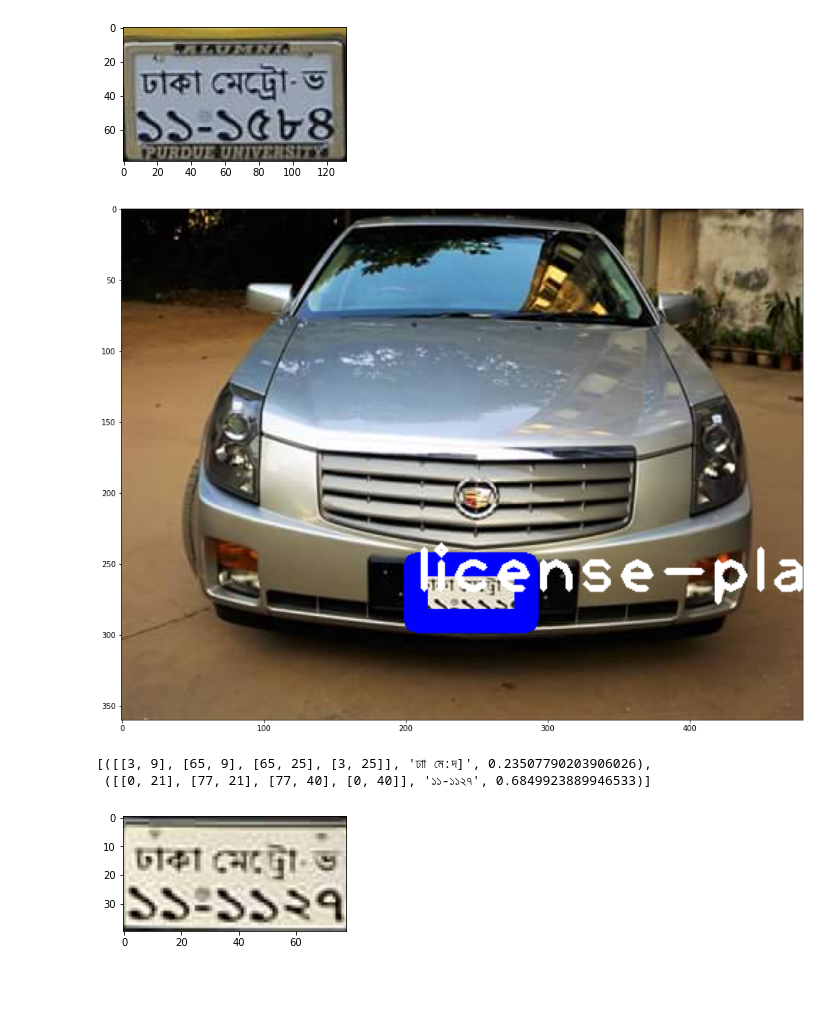
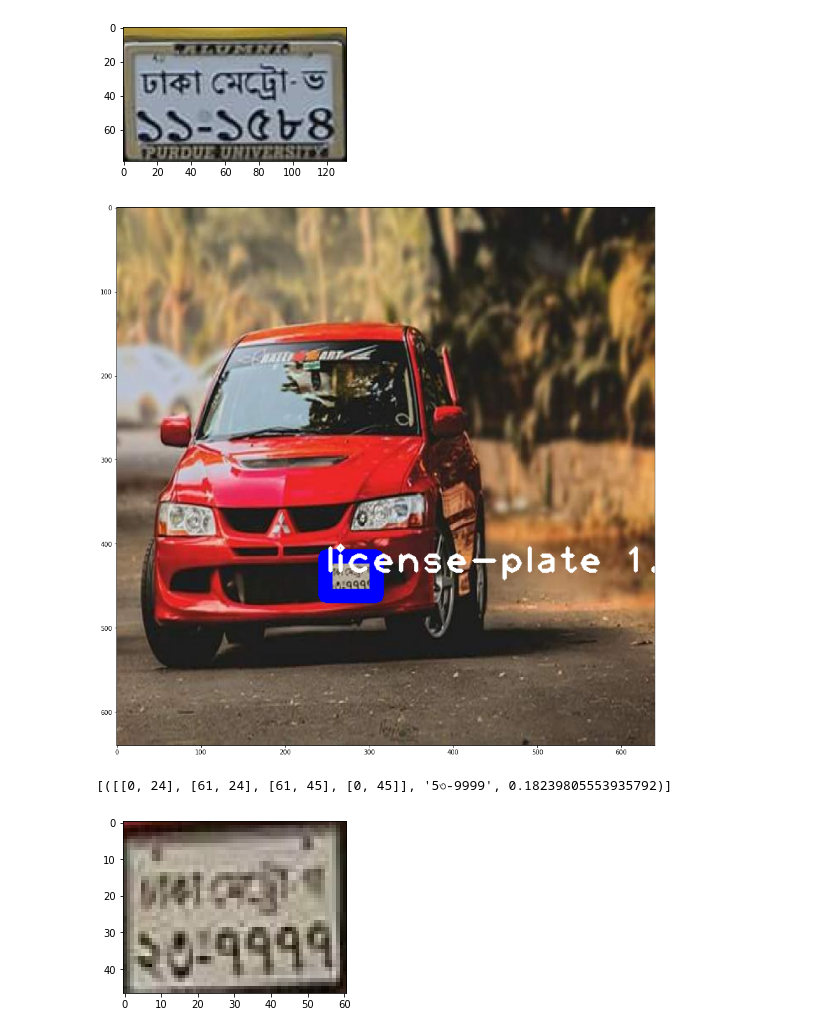
Before and after one commit to NAyeshaKhan/CSE498R, a Jupyter notebook: LicensePlateDetection.ipynb, the cells around one changed output. Saved outputs shown, nothing was run; the diff lists cells and outputs as text; code cells hidden in the pictures; blank space fills up the shorter version.

Commit message:
Images updated

```diff
--- a/LicensePlateDetection.ipynb
+++ b/LicensePlateDetection.ipynb
@@ -41,7 +41,8 @@ class LicensePlateDetector:
                 class_id = np.argmax(scores)
                 confidence = scores[class_id]
                 # filter out weak predictions by ensuring the detected probability is greater than the minimum probability 0.2
-                if confidence > 0.2:
+                global x
+                if confidence > 0.0:
                     center_x = int(detection[0] * width)
                     center_y = int(detection[1] * height)
                     w = int(detection[2] * width)
@@ -135,25 +136,24 @@ detected_2
 [figure]
 # %%
 # Detect license plate
-lpd.detect('64.jpg')
+lpd.detect('valid/51_jpg.rf.41e732a6e4c6ec756ad5048b78714405.jpg')
 
 # Plot original image with rectangle around the plate
 plt.figure(figsize=(16,16))
 plt.imshow(cv2.cvtColor(lpd.fig_image, cv2.COLOR_BGR2RGB))
 plt.show()
 
 # Crop plate and show cropped plate
 lpd.crop_plate()
 plt.figure(figsize=(4, 4))
 img_3=cv2.cvtColor(lpd.roi_image, cv2.COLOR_BGR2RGB)
 plt.imshow(img_3)
 
 detected_3= read_char.readtext(img_3)  #read from final extracted plate
 detected_3
 # %% [output]
-[figure, old version]
+[figure, new version]
-[([[3, 9], [65, 9], [65, 25], [3, 25]], 'ঢাা মে:দ]', 0.23507790203906026),
- ([[0, 21], [77, 21], [77, 40], [0, 40]], '১১-১১২৭', 0.6849923889946533)]
+[([[0, 24], [61, 24], [61, 45], [0, 45]], '5৩-9999', 0.18239805553935792)]
-[figure, old version]
+[figure, new version]
 # %%
 # Detect license plate
```
Also changed, not shown: parts of 1 cell of this notebook, 2 other files.
